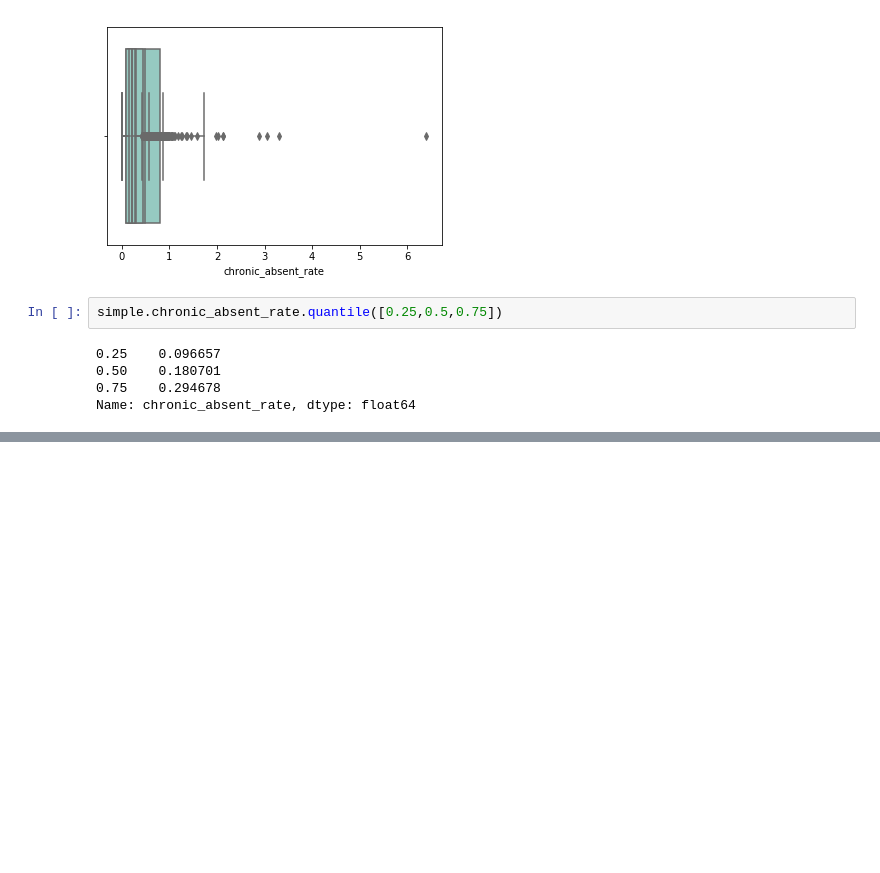
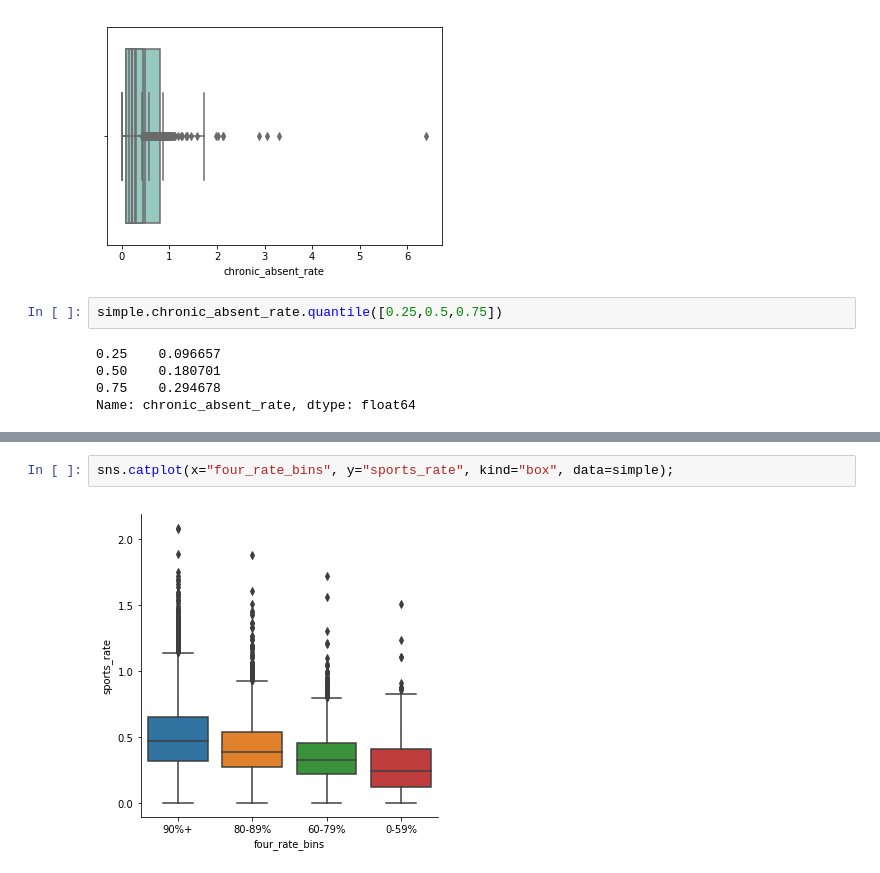
Before and after one commit to hlevymyers/absenteeism_project, a Jupyter notebook: notebooks/Simple_numbers.ipynb, the cells around one changed output, grey strips where cells are left out. Cells and saved outputs as stored; diff of their text form; blank space fills up the shorter version.

```diff
--- a/notebooks/Simple_numbers.ipynb
+++ b/notebooks/Simple_numbers.ipynb
@@ -190,0 +245,4 @@ Name: chronic_absent_rate, dtype: float64
+# %%
+sns.catplot(x="four_rate_bins", y="sports_rate", kind="box", data=simple);
+# %% [output]
+[figure, added]
```
Also changed, not shown: parts of 25 cells of this notebook, 2 other files.
